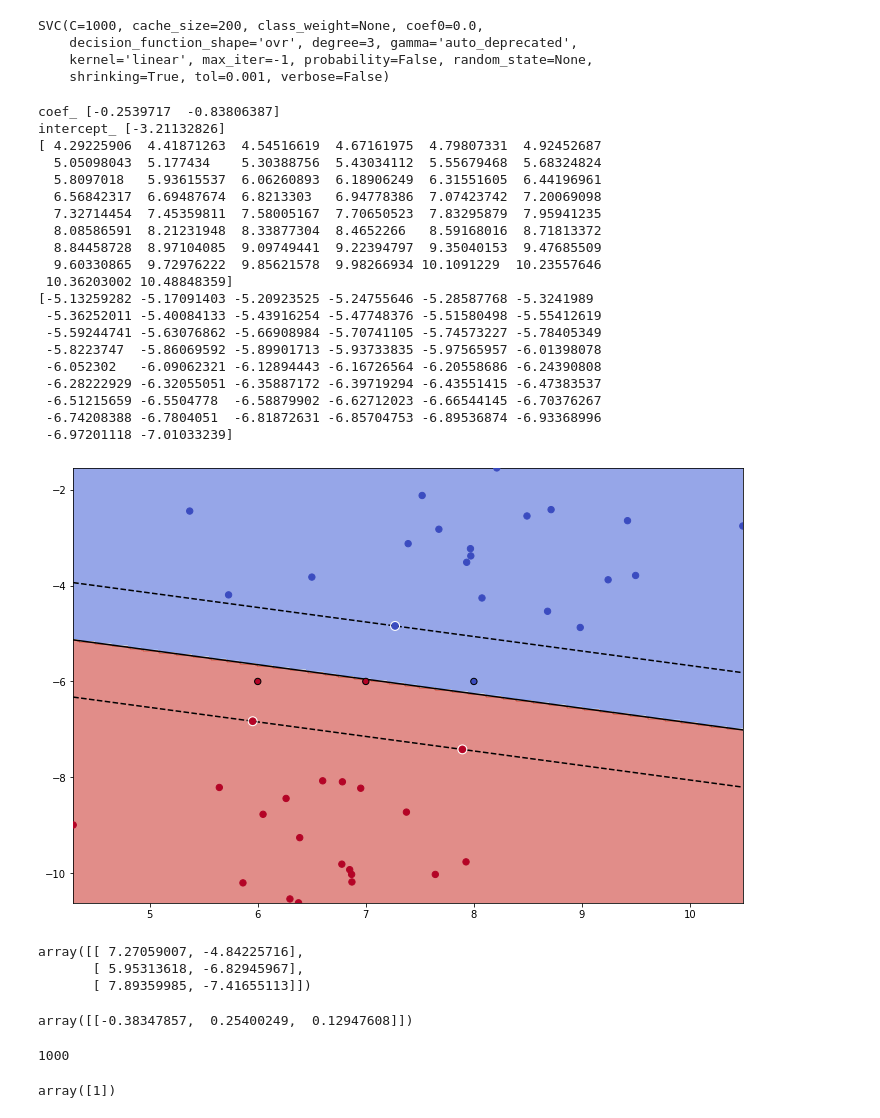
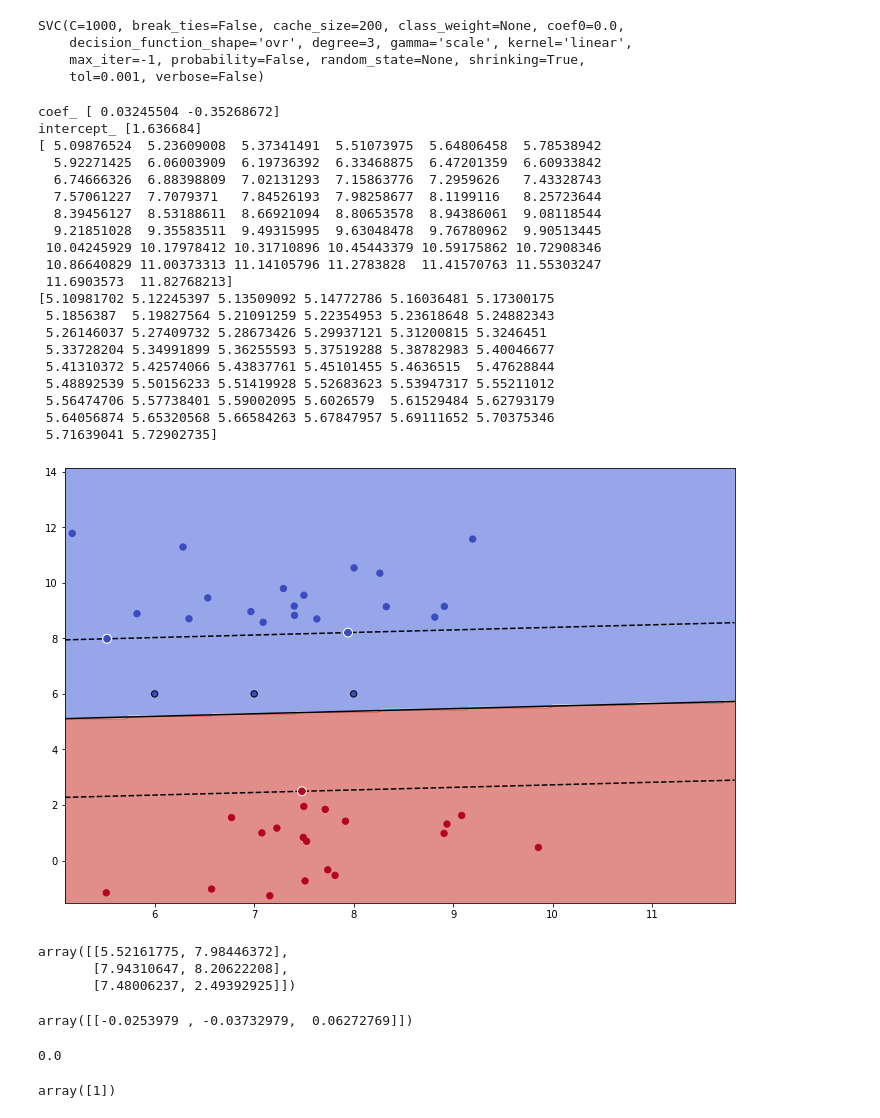
Before and after one commit to changx03/jupyter_tensorflow, a Jupyter notebook: svm_test.ipynb, the cells around one changed output. Cells and saved outputs as stored; diff of their text form; code cells hidden in the pictures.

```diff
--- a/svm_test.ipynb
+++ b/svm_test.ipynb
@@ -5,21 +5,22 @@ from sklearn import svm
 from sklearn.datasets import make_blobs
 # %%
 # we create 40 separable points
-x, y = make_blobs(n_samples=40, centers=2, random_state=6)
+random_state = 2**3
+x, y = make_blobs(n_samples=40, centers=2, random_state=random_state)
 # %%
 # fit the model, don't regularize for illustration purposes
 model = svm.SVC(kernel='linear', C=1000)
 model.fit(x, y)
 # %% [output]
-SVC(C=1000, cache_size=200, class_weight=None, coef0=0.0,
-    decision_function_shape='ovr', degree=3, gamma='auto_deprecated',
-    kernel='linear', max_iter=-1, probability=False, random_state=None,
-    shrinking=True, tol=0.001, verbose=False)
+SVC(C=1000, break_ties=False, cache_size=200, class_weight=None, coef0=0.0,
+    decision_function_shape='ovr', degree=3, gamma='scale', kernel='linear',
+    max_iter=-1, probability=False, random_state=None, shrinking=True,
+    tol=0.001, verbose=False)
 # %%
-x_min = x[:, 0].min()
-x_max = x[:, 0].max()
-y_min = x[:, 1].min()
-y_max = x[:, 1].max()
+x_min = x[:, 0].min() * 1.2
+x_max = x[:, 0].max() * 1.2
+y_min = x[:, 1].min() * 1.2
+y_max = x[:, 1].max() * 1.2
 
 w = model.coef_[0]
 print('coef_', w)
@@ -34,65 +35,65 @@ margin = 1 / np.sqrt(np.sum(model.coef_ ** 2))
 yy_down = yy - np.sqrt(1 + a ** 2) * margin
 yy_up = yy + np.sqrt(1 + a ** 2) * margin
 # %% [output]
-coef_ [-0.2539717  -0.83806387]
-intercept_ [-3.21132826]
-[ 4.29225906  4.41871263  4.54516619  4.67161975  4.79807331  4.92452687
-  5.05098043  5.177434    5.30388756  5.43034112  5.55679468  5.68324824
-  5.8097018   5.93615537  6.06260893  6.18906249  6.31551605  6.44196961
-  6.56842317  6.69487674  6.8213303   6.94778386  7.07423742  7.20069098
-  7.32714454  7.45359811  7.58005167  7.70650523  7.83295879  7.95941235
-  8.08586591  8.21231948  8.33877304  8.4652266   8.59168016  8.71813372
-  8.84458728  8.97104085  9.09749441  9.22394797  9.35040153  9.47685509
-  9.60330865  9.72976222  9.85621578  9.98266934 10.1091229  10.23557646
- 10.36203002 10.48848359]
-[-5.13259282 -5.17091403 -5.20923525 -5.24755646 -5.28587768 -5.3241989
- -5.36252011 -5.40084133 -5.43916254 -5.47748376 -5.51580498 -5.55412619
- -5.59244741 -5.63076862 -5.66908984 -5.70741105 -5.74573227 -5.78405349
- -5.8223747  -5.86069592 -5.89901713 -5.93733835 -5.97565957 -6.01398078
- -6.052302   -6.09062321 -6.12894443 -6.16726564 -6.20558686 -6.24390808
- -6.28222929 -6.32055051 -6.35887172 -6.39719294 -6.43551415 -6.47383537
- -6.51215659 -6.5504778  -6.58879902 -6.62712023 -6.66544145 -6.70376267
- -6.74208388 -6.7804051  -6.81872631 -6.85704753 -6.89536874 -6.93368996
- -6.97201118 -7.01033239]
+coef_ [ 0.03245504 -0.35268672]
+intercept_ [1.636684]
+[ 5.09876524  5.23609008  5.37341491  5.51073975  5.64806458  5.78538942
+  5.92271425  6.06003909  6.19736392  6.33468875  6.47201359  6.60933842
+  6.74666326  6.88398809  7.02131293  7.15863776  7.2959626   7.43328743
+  7.57061227  7.7079371   7.84526193  7.98258677  8.1199116   8.25723644
+  8.39456127  8.53188611  8.66921094  8.80653578  8.94386061  9.08118544
+  9.21851028  9.35583511  9.49315995  9.63048478  9.76780962  9.90513445
+ 10.04245929 10.17978412 10.31710896 10.45443379 10.59175862 10.72908346
+ 10.86640829 11.00373313 11.14105796 11.2783828  11.41570763 11.55303247
+ 11.6903573  11.82768213]
+[5.10981702 5.12245397 5.13509092 5.14772786 5.16036481 5.17300175
+ 5.1856387  5.19827564 5.21091259 5.22354953 5.23618648 5.24882343
+ 5.26146037 5.27409732 5.28673426 5.29937121 5.31200815 5.3246451
+ 5.33728204 5.34991899 5.36255593 5.37519288 5.38782983 5.40046677
+ 5.41310372 5.42574066 5.43837761 5.45101455 5.4636515  5.47628844
+ 5.48892539 5.50156233 5.51419928 5.52683623 5.53947317 5.55211012
+ 5.56474706 5.57738401 5.59002095 5.6026579  5.61529484 5.62793179
+ 5.64056874 5.65320568 5.66584263 5.67847957 5.69111652 5.70375346
+ 5.71639041 5.72902735]
 # %%
 XX, YY = np.mgrid[x_min:x_max:200j, y_min:y_max:200j]
 Z = model.predict(np.c_[XX.ravel(), YY.ravel()])
 Z = Z.reshape(XX.shape)
 
 figsize = np.array(plt.rcParams["figure.figsize"]) * 2
 plt.figure(figsize=figsize.tolist())
 
 plt.contourf(XX, YY, Z, cmap='coolwarm', alpha=0.6)
 plt.scatter(model.support_vectors_[:, 0], model.support_vectors_[:, 1], s=80, facecolors='none', zorder=10, edgecolors='white')
 plt.scatter(x[:, 0], x[:, 1], c=y, zorder=10, cmap='coolwarm', edgecolor='face', s=40)
 
-x_test = np.array([[6.0, -6.0], [7.0, -6.0], [8.0, -6.0]])
+x_test = np.array([[6.0, 6.0], [7.0, 6.0], [8.0, 6.0]])
 pred_test = model.predict(x_test)
 plt.scatter(x_test[:, 0], x_test[:, 1], c=pred_test, zorder=10, cmap='coolwarm', edgecolor='k', s=40)
 
 plt.plot(xx, yy, 'k-')
 plt.plot(xx, yy_down, 'k--')
 plt.plot(xx, yy_up, 'k--')
 
 plt.xlim(x_min, x_max)
 plt.ylim(y_min, y_max)
 plt.show()
 # %% [output]
-[figure, old version]
+[figure, new version]
 # %%
 model.support_vectors_
 # %% [output]
-array([[ 7.27059007, -4.84225716],
-       [ 5.95313618, -6.82945967],
-       [ 7.89359985, -7.41655113]])
+array([[5.52161775, 7.98446372],
+       [7.94310647, 8.20622208],
+       [7.48006237, 2.49392925]])
 # %%
 model.dual_coef_
 # %% [output]
-array([[-0.38347857,  0.25400249,  0.12947608]])
+array([[-0.0253979 , -0.03732979,  0.06272769]])
 # %%
-model.C
+model._
 # %% [output]
-1000
+0.0
 # %%
 model.predict([[6.0, -6.0]])
 # %% [output]
```
Also changed, not shown: parts of 1 cell of this notebook.
